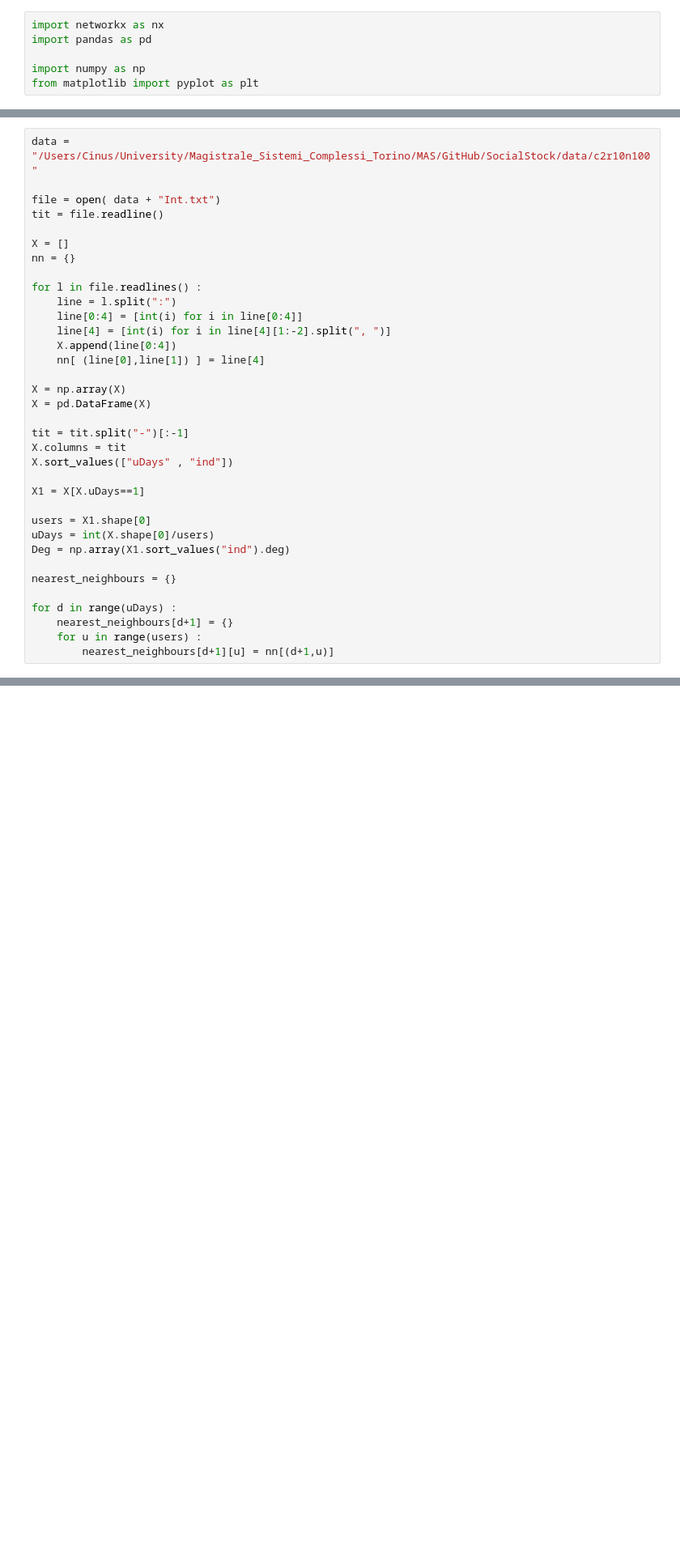
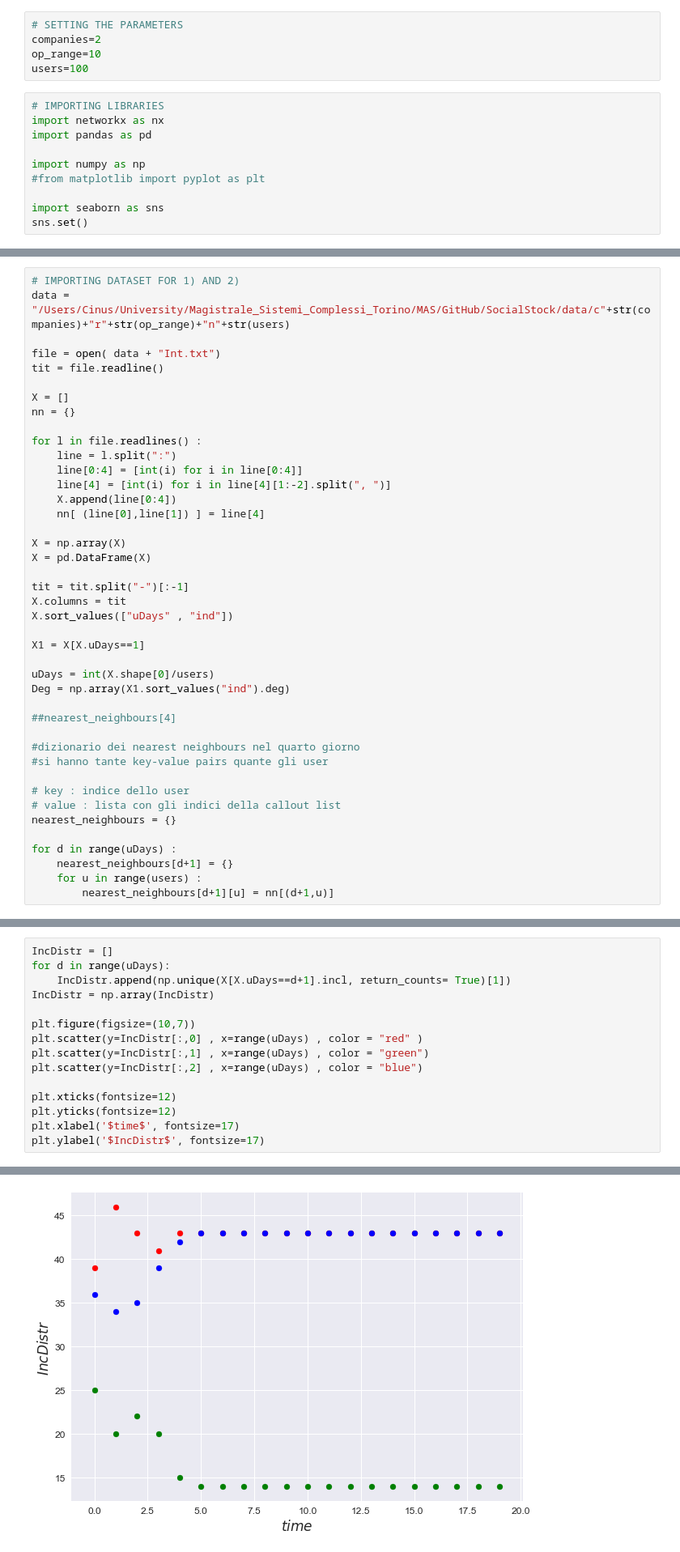
Before and after one commit to FedericoCinus/SocialStock, a Jupyter notebook: Analysis/SocialStockAnalysis.ipynb, the cells around one changed output, grey strips where cells are left out. Shown at 81% size. Saved outputs shown, nothing was run; the diff lists cells and outputs as text; blank space fills up the shorter version.

```diff
--- a/Analysis/SocialStockAnalysis.ipynb
+++ b/Analysis/SocialStockAnalysis.ipynb
@@ -8,6 +10,15 @@ extract quantitative information about its evolution
+# %%
+# SETTING THE PARAMETERS
+companies=2
+op_range=10
+users=100
 # %%
+# IMPORTING LIBRARIES
 import networkx as nx
 import pandas as pd
 
 import numpy as np
-from matplotlib import pyplot as plt
+#from matplotlib import pyplot as plt
+
+import seaborn as sns
+sns.set()
@@ -14,5 +31,6 @@ from matplotlib import pyplot as plt
 # %%
-data = "/Users/Cinus/University/Magistrale_Sistemi_Complessi_Torino/MAS/GitHub/SocialStock/data/c2r10n100"
+# IMPORTING DATASET FOR 1) AND 2)
+data = "/Users/Cinus/University/Magistrale_Sistemi_Complessi_Torino/MAS/GitHub/SocialStock/data/c"+str(companies)+"r"+str(op_range)+"n"+str(users)
 
 file = open( data + "Int.txt")
 tit = file.readline()
@@ -36,10 +54,16 @@ X.sort_values(["uDays" , "ind"])
 
 X1 = X[X.uDays==1]
 
-users = X1.shape[0]
 uDays = int(X.shape[0]/users)
 Deg = np.array(X1.sort_values("ind").deg)
 
+##nearest_neighbours[4]
+
+#dizionario dei nearest neighbours nel quarto giorno
+#si hanno tante key-value pairs quante gli user
+
+# key : indice dello user
+# value : lista con gli indici della callout list
 nearest_neighbours = {}
 
 for d in range(uDays) :
@@ -89,0 +73,16 @@ plt.show()
+# %%
+IncDistr = []
+for d in range(uDays):
+    IncDistr.append(np.unique(X[X.uDays==d+1].incl, return_counts= True)[1])
+IncDistr = np.array(IncDistr)
+
+plt.figure(figsize=(10,7))
+plt.scatter(y=IncDistr[:,0] , x=range(uDays) , color = "red" )
+plt.scatter(y=IncDistr[:,1] , x=range(uDays) , color = "green")
+plt.scatter(y=IncDistr[:,2] , x=range(uDays) , color = "blue")
+
+plt.xticks(fontsize=12)
+plt.yticks(fontsize=12)
+plt.xlabel('$time$', fontsize=17)
+plt.ylabel('$IncDistr$', fontsize=17)
+# %% [output]
@@ -89,0 +90 @@ plt.show()
+[figure, added]
```
Also changed, not shown: parts of 22 cells of this notebook, 3 other files.
